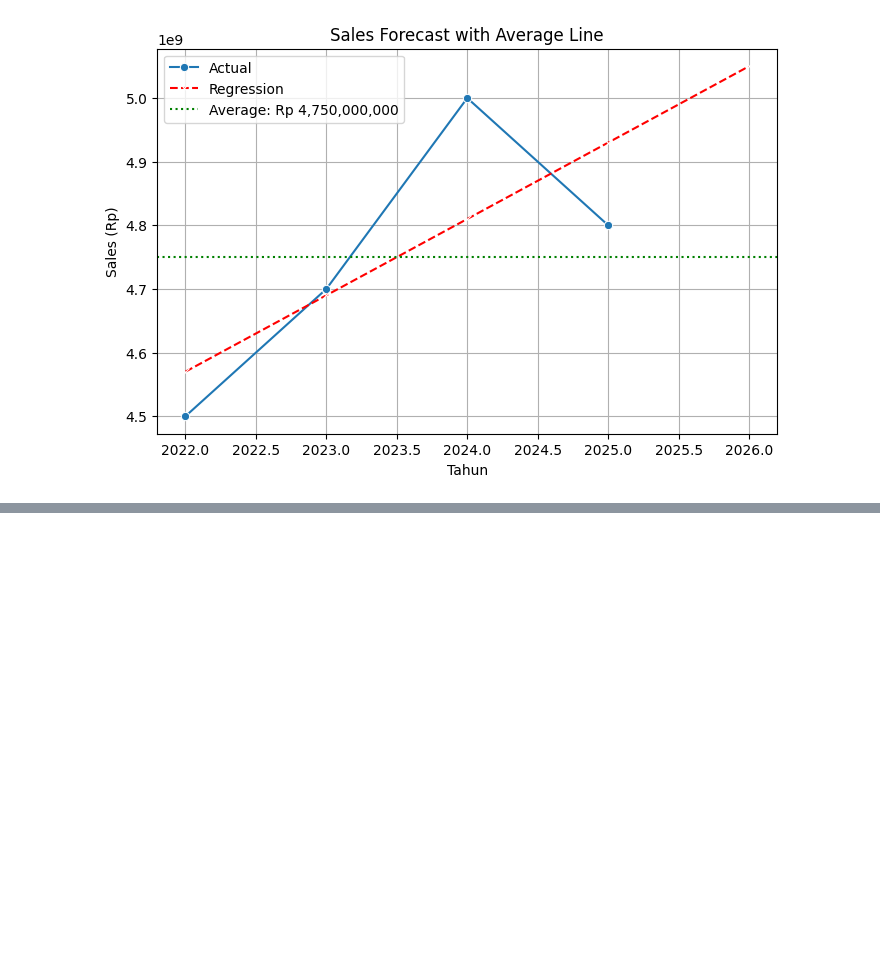
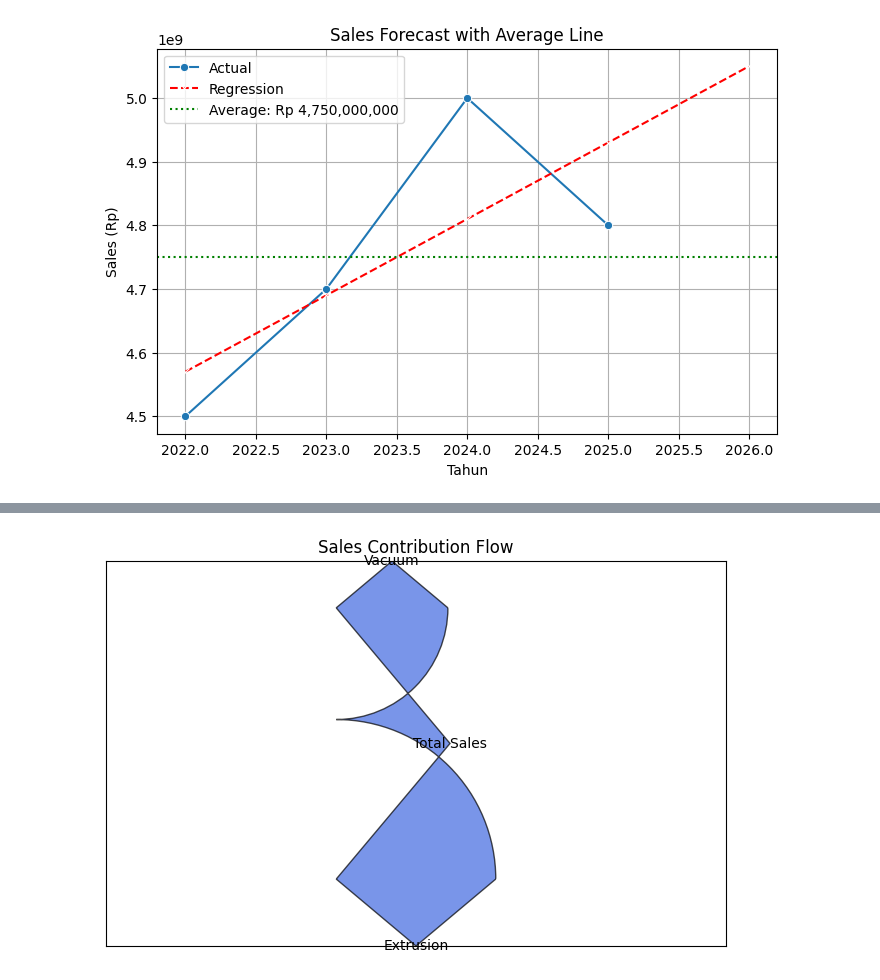
Before and after one commit to 4zmyyy/Belajar-Python-, a Jupyter notebook: Python Learning Day 21_ Visualization Data, Forecast & Average.ipynb, the cells around one changed output, grey strips where cells are left out. Drawn from its saved outputs; the diff is of its cells as text; code cells hidden in the pictures; blank space fills up the shorter version.

```diff
--- a/Python Learning Day 21_ Visualization Data, Forecast & Average.ipynb
+++ b/Python Learning Day 21_ Visualization Data, Forecast & Average.ipynb
@@ -132,3 +132,26 @@ plt.legend()
 plt.show()
 # %% [output]
 [figure]
+# %%
+import matplotlib.pyplot as plt
+from matplotlib.sankey import Sankey
+
+# sales contribution to vacuum & extrushion mode
+vacuum = 700000000
+extrusion = 1000000000
+total_sales = vacuum + extrusion
+
+fig = plt.figure(figsize=(8, 5))
+ax = fig.add_subplot(1, 1, 1, xticks=[], yticks=[], title="Sales Contribution Flow")
+
+sankey = Sankey(ax=ax, unit=None)
+sankey.add(flows=[total_sales, -vacuum, -extrusion],
+           labels=['Total Sales', 'Vacuum', 'Extrusion'],
+           orientations=[0, 1, -1],
+           pathlengths=[0.5, 0.5, 0.5],
+           facecolor='royalblue',
+           alpha=0.7)
+
+diagrams = sankey.finish()
+plt.show()
+# %% [output]
@@ -134,0 +159 @@ plt.show()
+[figure, added]
```
Also changed, not shown: parts of 2 cells of this notebook.
